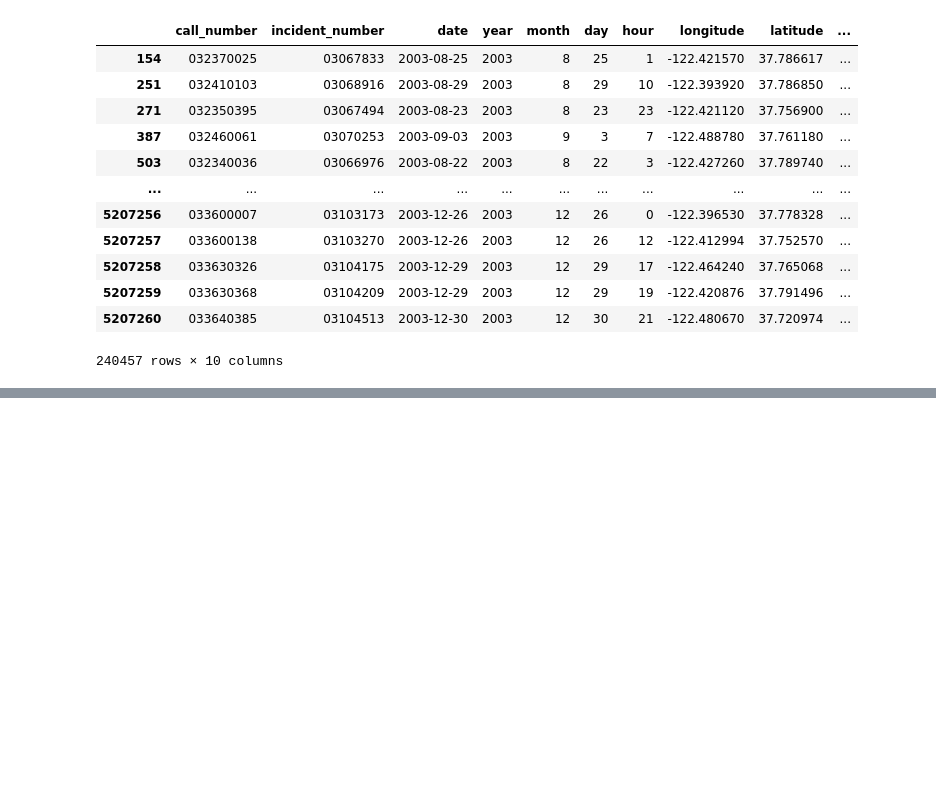
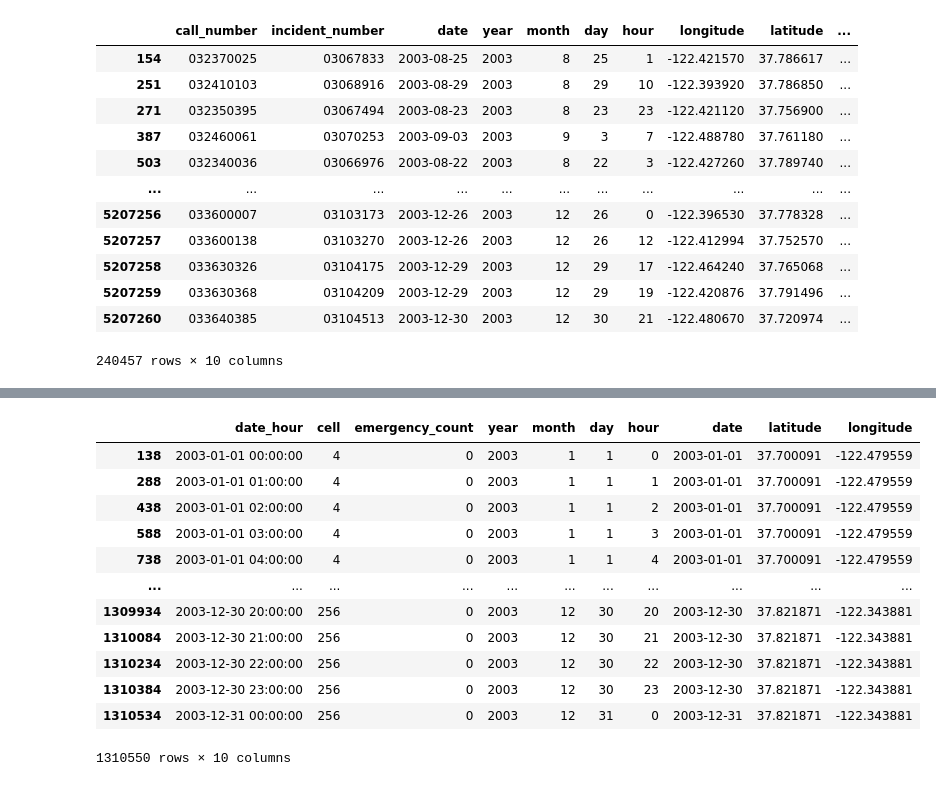
Before and after one commit to phtevesn/EMSHeatMap, a Jupyter notebook: notebooks/examin_raw_emt.ipynb, the cells around one changed output, grey strips where cells are left out. Drawn from its saved outputs; the diff is of its cells as text; code cells hidden in the pictures; blank space fills up the shorter version.

```diff
--- a/notebooks/examin_raw_emt.ipynb
+++ b/notebooks/examin_raw_emt.ipynb
@@ -61,2 +98,18 @@ weather_data = get_weather_data()
+# %%
+emt_data
+# %% [output]
+|  | date_hour | cell | emergency_count | year | month | day | hour | date | latitude | longitude |
+| 138 | 2003-01-01 00:00:00 | 4 | 0 | 2003 | 1 | 1 | 0 | 2003-01-01 | 37.700091 | -122.479559 |
+| 288 | 2003-01-01 01:00:00 | 4 | 0 | 2003 | 1 | 1 | 1 | 2003-01-01 | 37.700091 | -122.479559 |
+| 438 | 2003-01-01 02:00:00 | 4 | 0 | 2003 | 1 | 1 | 2 | 2003-01-01 | 37.700091 | -122.479559 |
+| 588 | 2003-01-01 03:00:00 | 4 | 0 | 2003 | 1 | 1 | 3 | 2003-01-01 | 37.700091 | -122.479559 |
+| 738 | 2003-01-01 04:00:00 | 4 | 0 | 2003 | 1 | 1 | 4 | 2003-01-01 | 37.700091 | -122.479559 |
+| ... | ... | ... | ... | ... | ... | ... | ... | ... | ... | ... |
+| 1309934 | 2003-12-30 20:00:00 | 256 | 0 | 2003 | 12 | 30 | 20 | 2003-12-30 | 37.821871 | -122.343881 |
+| 1310084 | 2003-12-30 21:00:00 | 256 | 0 | 2003 | 12 | 30 | 21 | 2003-12-30 | 37.821871 | -122.343881 |
+| 1310234 | 2003-12-30 22:00:00 | 256 | 0 | 2003 | 12 | 30 | 22 | 2003-12-30 | 37.821871 | -122.343881 |
+| 1310384 | 2003-12-30 23:00:00 | 256 | 0 | 2003 | 12 | 30 | 23 | 2003-12-30 | 37.821871 | -122.343881 |
+| 1310534 | 2003-12-31 00:00:00 | 256 | 0 | 2003 | 12 | 31 | 0 | 2003-12-31 | 37.821871 | -122.343881 |
+1310550 rows × 10 columns
 # %%
 combined_df = match_weather_data(emt_data=emt_data, weather_data=weather_data)
```
Also changed, not shown: parts of 9 cells of this notebook, 1 other file.
